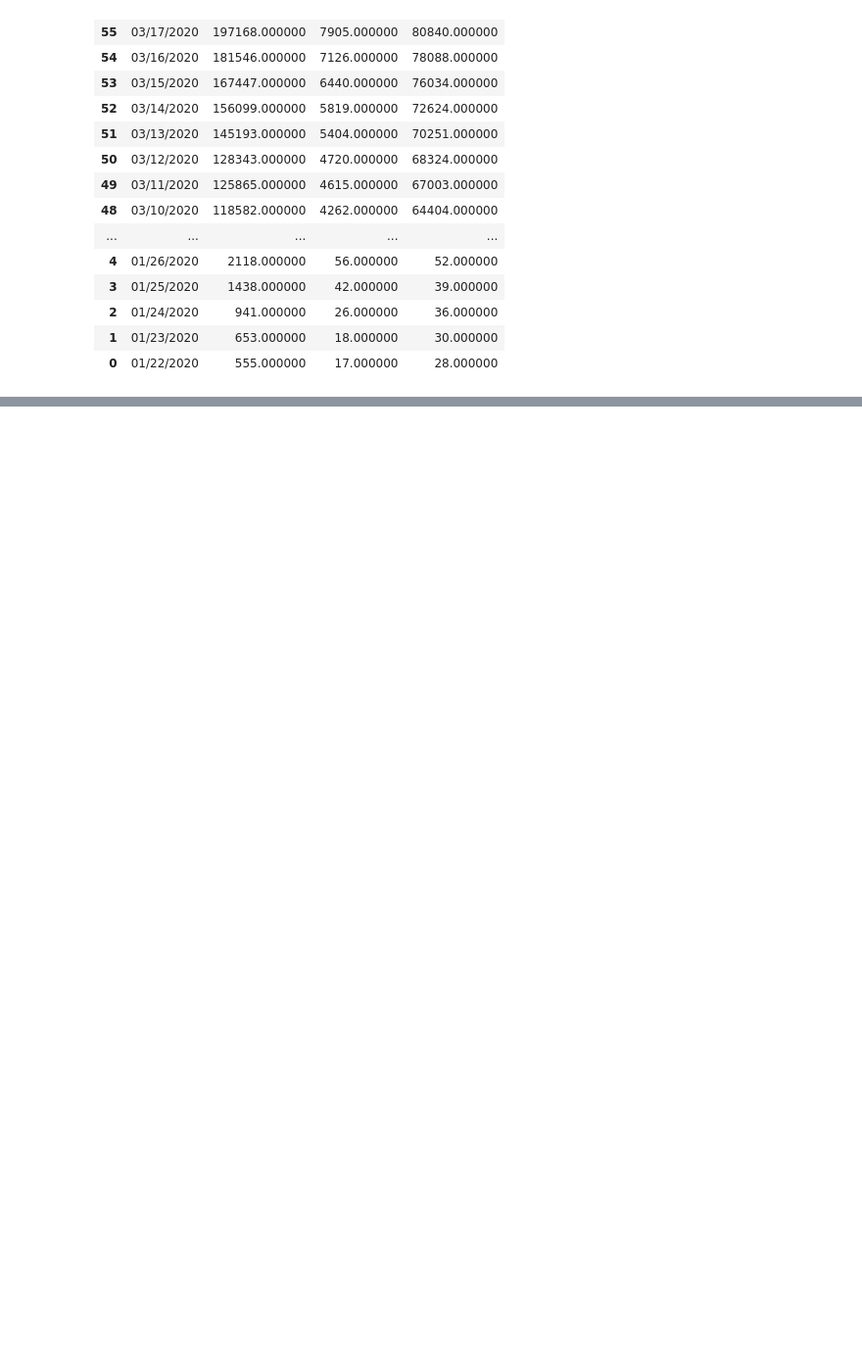
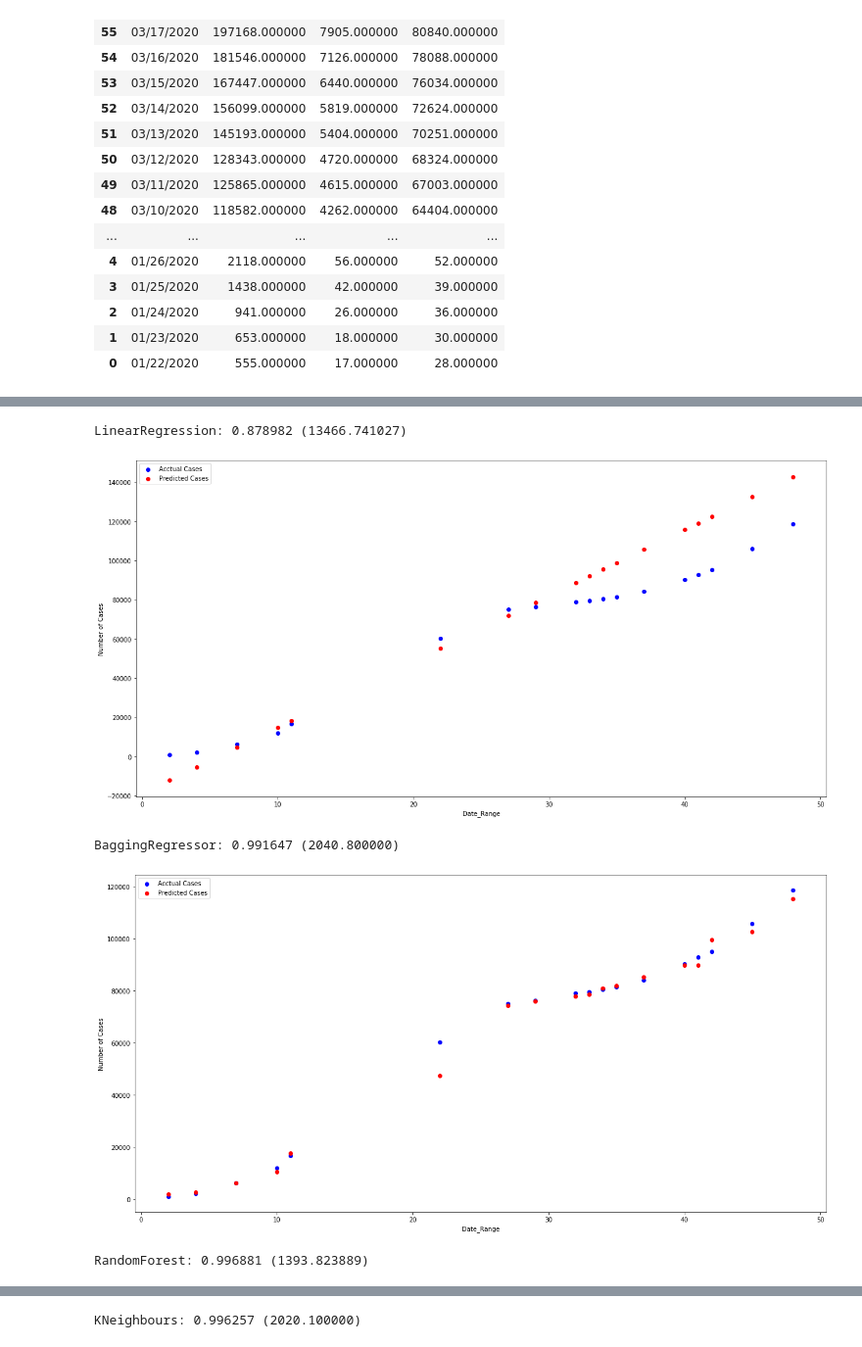
Before and after one commit to yasasmahima/Covid19-Data-Analysis-and-Prediction, a Jupyter notebook: COVID-19 Data Analysis.ipynb, the cells around one changed output, grey strips where cells are left out. Shown: that part at 98% size. Cells and saved outputs as stored; diff of their text form; code cells hidden in the pictures; blank space fills up the shorter version.

```diff
--- a/COVID-19 Data Analysis.ipynb
+++ b/COVID-19 Data Analysis.ipynb
@@ -216,0 +256,48 @@ Green : Recovered Cases
+# %%
+# Display Graph Function
+def displayGraph(X_test,y_test,y_pred):
+    plt.scatter(X_test,y_test,color="blue",label="Acctual Cases")
+    plt.scatter(X_test,y_pred, color='red',label="Predicted Cases")
+    plt.xlabel("Date_Range")
+    plt.ylabel("Number of Cases")
+    plt.legend()
+    plt.show()
+# %%
+# Check Some Algorithms For Prediction
+algorithms = []
+algorithms.append(('LinearRegression', LinearRegression()))  #Linear Regression
+algorithms.append(('BaggingRegressor', BaggingRegressor()))  #Bagging REgressor
+algorithms.append(('RandomForest', RandomForestRegressor())) #Random Forest Tree
+algorithms.append(('KNeighbours', KNeighborsRegressor()))    #K Neighbours
+
+
+# Evaluations
+results = []
+names = []
+
+
+for name,model in algorithms:
+
+#     Fit data to the model
+    model.fit(x_train,y_train)
+
+#     Predict data
+    predictions = model.predict(x_test)
+
+#     Get Varice
+    variance = explained_variance_score(y_test, predictions)
+#     Get mean absolute error
+    meanError = mean_absolute_error(predictions,y_test)
+    results.append(meanError)
+    names.append(name)
+#     Display result
+    result = "%s: %f (%f)" % (name,variance, meanError)
+    print(result)
+
+    displayGraph(x_test,y_test,predictions)
+# %% [output]
+LinearRegression: 0.878982 (13466.741027)
+[figure, added]
+BaggingRegressor: 0.991647 (2040.800000)
+[figure, added]
+RandomForest: 0.996881 (1393.823889)
@@ -216,0 +305 @@ Green : Recovered Cases
+KNeighbours: 0.996257 (2020.100000)
```
Also changed, not shown: parts of 7 cells of this notebook.
